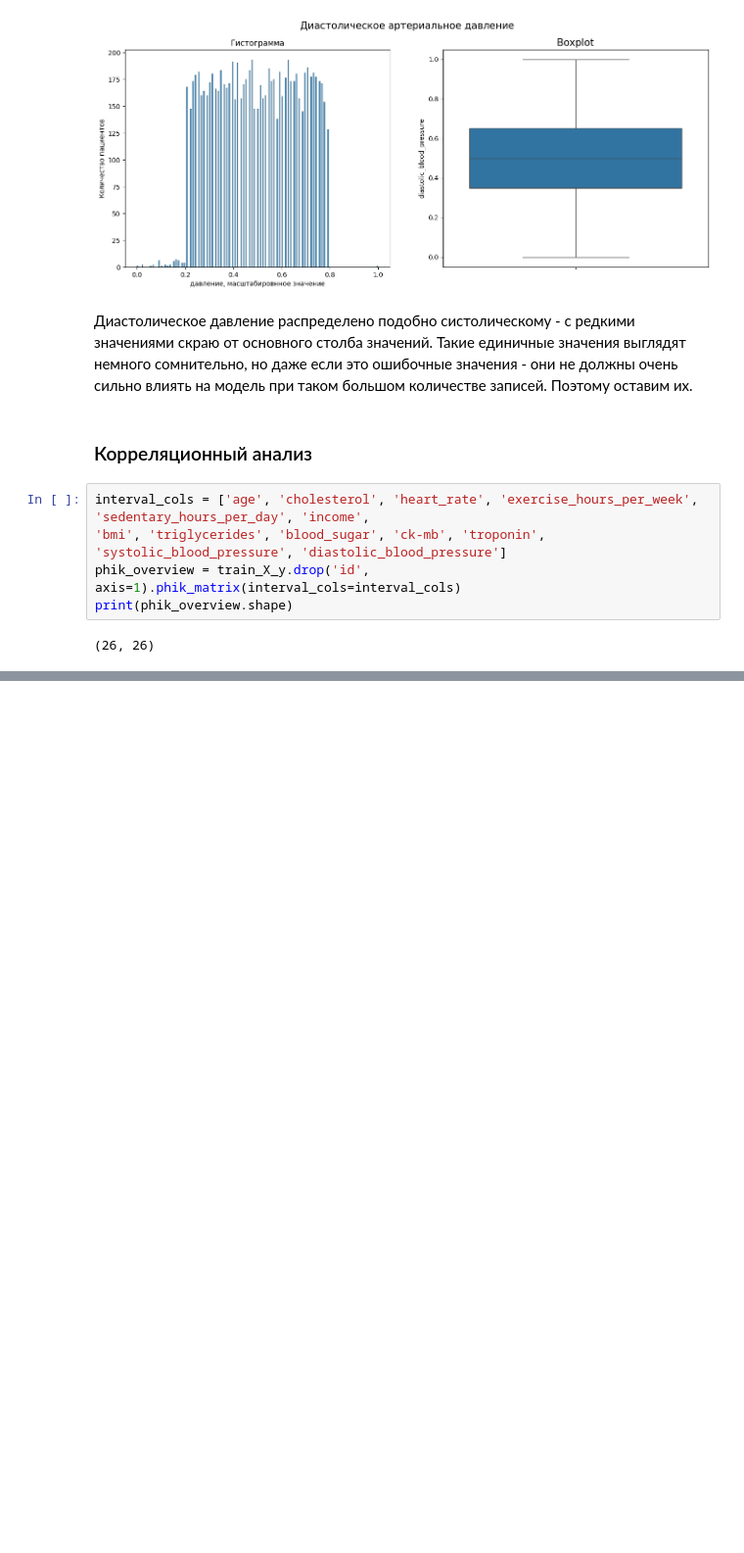
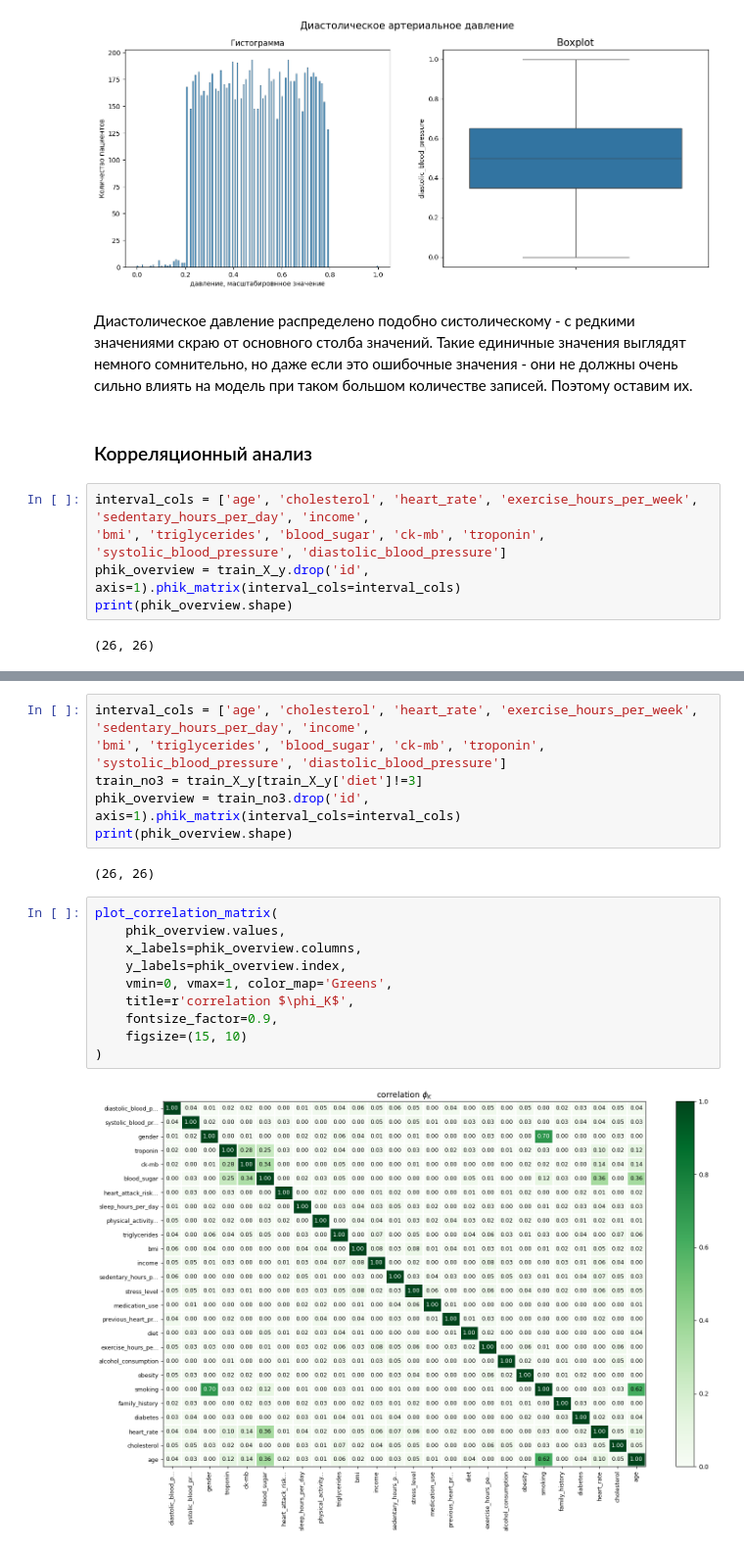
Before and after one commit to olga-tor/Heart_attack, a Jupyter notebook: Project_heart_atttack.ipynb, the cells around one changed output, grey strips where cells are left out. Shown at 98% size. Cells and saved outputs as stored; diff of their text form; blank space fills up the shorter version.

```diff
--- a/Project_heart_atttack.ipynb
+++ b/Project_heart_atttack.ipynb
@@ -1035,0 +1061,20 @@ plot_correlation_matrix(
+# %%
+interval_cols = ['age', 'cholesterol', 'heart_rate', 'exercise_hours_per_week', 'sedentary_hours_per_day', 'income',
+'bmi', 'triglycerides', 'blood_sugar', 'ck-mb',	'troponin', 'systolic_blood_pressure', 'diastolic_blood_pressure']
+train_no3 = train_X_y[train_X_y['diet']!=3]
+phik_overview = train_no3.drop('id', axis=1).phik_matrix(interval_cols=interval_cols)
+print(phik_overview.shape)
+# %% [output]
+(26, 26)
+# %%
+plot_correlation_matrix(
+    phik_overview.values,
+    x_labels=phik_overview.columns,
+    y_labels=phik_overview.index,
+    vmin=0, vmax=1, color_map='Greens',
+    title=r'correlation $\phi_K$',
+    fontsize_factor=0.9,
+    figsize=(15, 10)
+)
+# %% [output]
+[figure, added]
```
Also changed, not shown: parts of 7 cells of this notebook.
